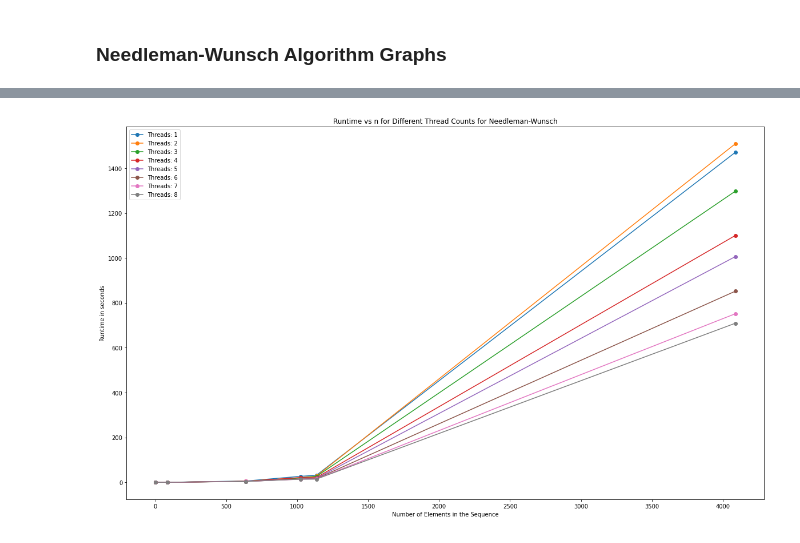
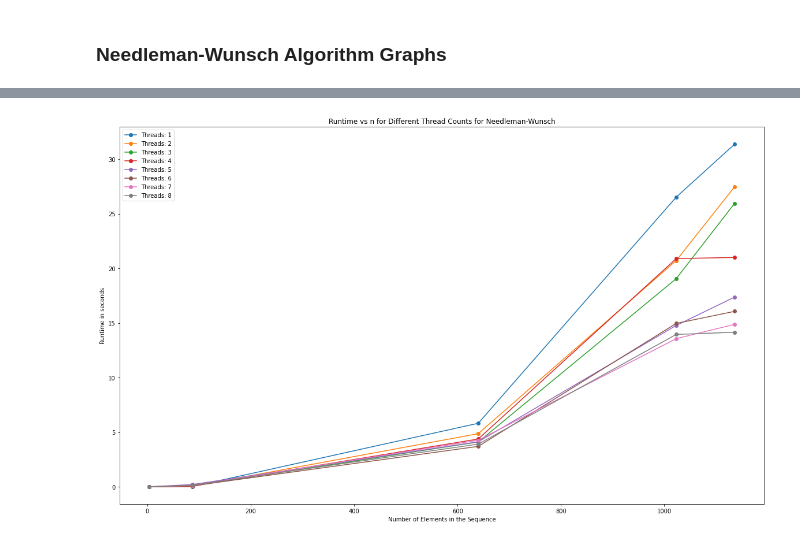
Before and after one commit to daryatodoskova/CSE305-Project-Parallel-sequence-alignment, a Jupyter notebook: Graphs.ipynb, the cells around one changed output, grey strips where cells are left out. Drawn from its saved outputs; the diff is of its cells as text; code cells hidden in the pictures.

Commit message:
final graphs

```diff
--- a/Graphs.ipynb
+++ b/Graphs.ipynb
@@ -70,0 +98,18 @@ plt.show()
+# %%
+df_new_sw_c = df_sw[df_sw['chunksize'] <= 400]
+
+df_filtered = df_new_sw_c[['chunksize', 'runtime', 'threads']]
+
+grouped_data = df_filtered.groupby('threads')
+fig, ax = plt.subplots(figsize=(20, 12))
+
+for thread_count, group in grouped_data:
+    group_sorted = group.sort_values('chunksize')
+    ax.plot(group_sorted['chunksize'], group_sorted['runtime'], marker='o', label=f'Threads: {thread_count}')
+
+ax.set_xlabel('Chunksize')
+ax.set_ylabel('Runtime in seconds')
+ax.set_title('Runtime vs Chunksize for Different Thread Counts for Smith-Waterman')
+ax.legend()
+
+plt.show()
@@ -73,3 +120,21 @@ plt.show()
 # %%
 column_names = ['n', 'm', 'chunksize', 'runtime', 'threads']
 df_nw = pd.read_csv('Needleman-wunsch/nw.csv', names=column_names)
+# %%
+df_filtered = df_nw[['n', 'runtime', 'threads']]
+
+grouped_data = df_filtered.groupby('threads')
+
+fig, ax = plt.subplots(figsize=(20, 12))
+
+for thread_count, group in grouped_data:
+    group_sorted = group.sort_values('n')
+    ax.plot(group_sorted['n'], group_sorted['runtime'], marker='o', label=f'Threads: {thread_count}')
+
+
+ax.set_xlabel('Number of Elements in the Sequence')
+ax.set_ylabel('Runtime in seconds')
+ax.set_title('Runtime vs n for Different Thread Counts for Needleman-Wunsch')
+ax.legend()
+
+plt.show()
@@ -76,23 +143,23 @@ df_nw = pd.read_csv('Needleman-wunsch/nw.csv', names=column_names)
 # %%
 df_new_nw = df_nw[df_nw['n'] <= 4000]
 
-df_filtered = df_nw[['n', 'runtime', 'threads']]
+df_filtered = df_new_nw[['n', 'runtime', 'threads']]
 
 grouped_data = df_filtered.groupby('threads')
 
 fig, ax = plt.subplots(figsize=(20, 12))
 
 for thread_count, group in grouped_data:
     group_sorted = group.sort_values('n')
     ax.plot(group_sorted['n'], group_sorted['runtime'], marker='o', label=f'Threads: {thread_count}')
 
 
 ax.set_xlabel('Number of Elements in the Sequence')
 ax.set_ylabel('Runtime in seconds')
 ax.set_title('Runtime vs n for Different Thread Counts for Needleman-Wunsch')
 ax.legend()
 
 plt.show()
 # %% [output]
-[figure, old version]
+[figure, new version]
 # %%
```
Also changed, not shown: parts of 7 cells of this notebook.
